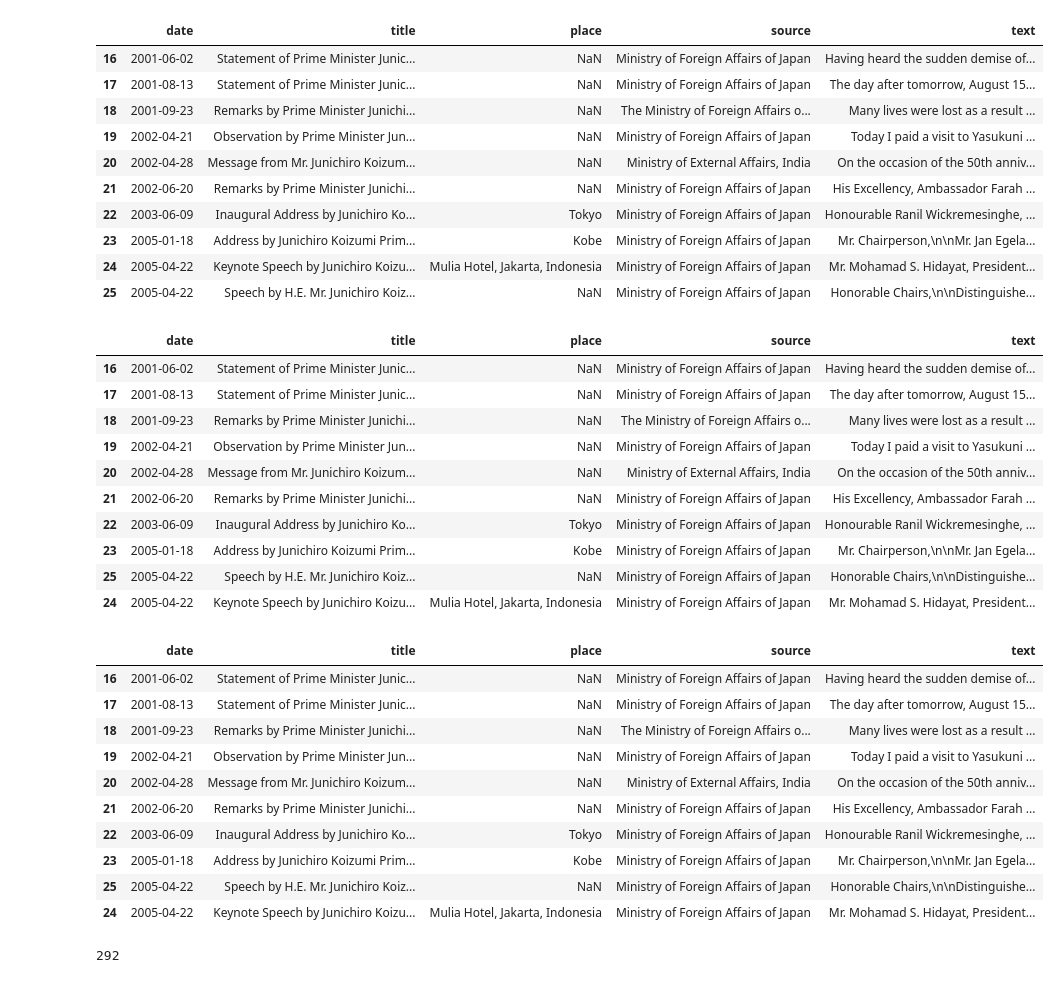
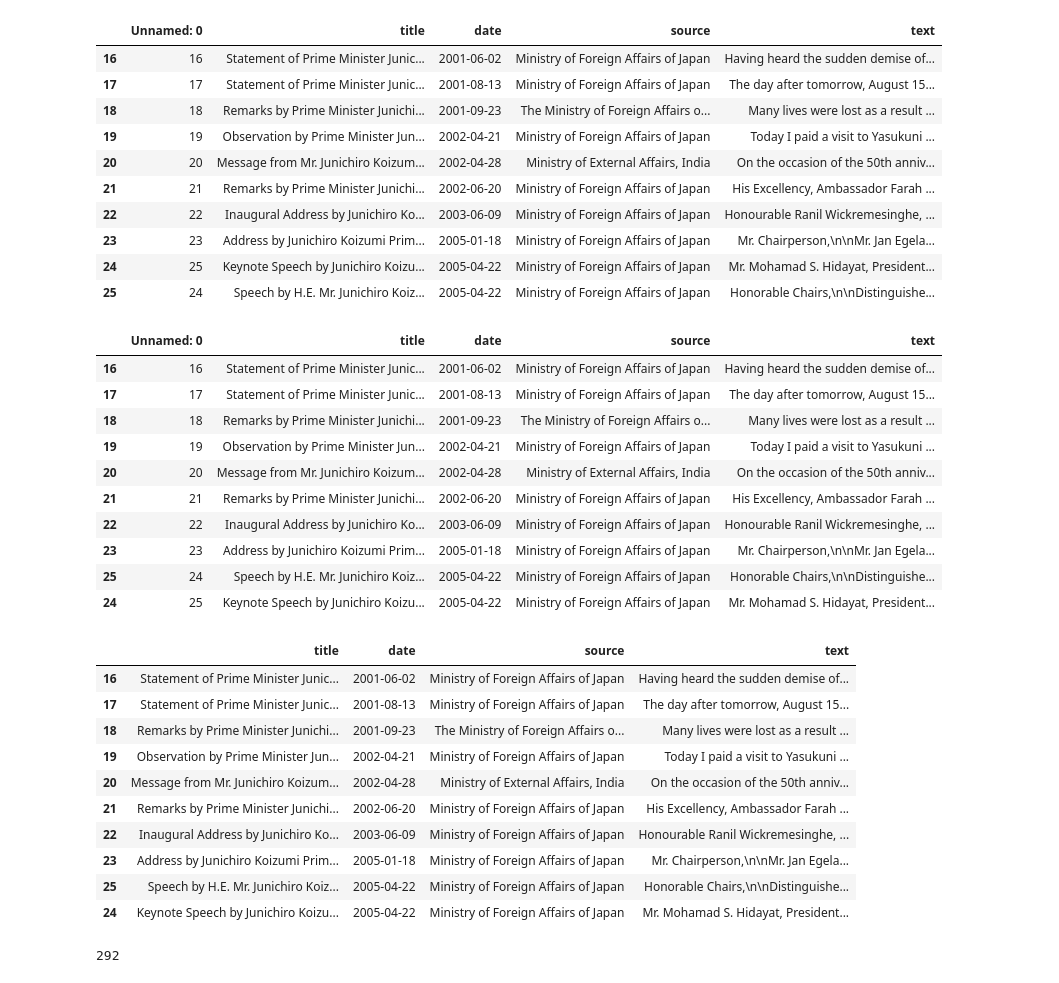
Before and after one commit to ninaudagawa/Media-Politics, a Jupyter notebook: project/notebooks/speech_analysis.ipynb, the cells around one changed output. Saved outputs shown, nothing was run; the diff lists cells and outputs as text; code cells hidden in the pictures.

```diff
--- a/project/notebooks/speech_analysis.ipynb
+++ b/project/notebooks/speech_analysis.ipynb
@@ -6,5 +9,5 @@ import pandas as pd
 from src.keywords import CATEGORY_KEYWORDS
 # %%
-JPspeeches_df = pd.read_csv('data/raw/pm_speeches_en.csv')
+JPspeeches_df = pd.read_csv('data/raw/japan_pm_speeches.csv')
 JPspeeches_df.head(10)
 # %% [output]
@@ -31,49 +34,50 @@ JPspeeches_pd_filtered = JPspeeches_df[JPspeeches_df['date'].between(start_date,
 
 JPspeeches_pd_filtered.head(10)
 # %% [output]
-|  | date | title | place | source | text |
-| 16 | 2001-06-02 | Statement of Prime Minister Junic... | NaN | Ministry of Foreign Affairs of Japan | Having heard the sudden demise of... |
-| 17 | 2001-08-13 | Statement of Prime Minister Junic... | NaN | Ministry of Foreign Affairs of Japan | The day after tomorrow, August 15... |
-| 18 | 2001-09-23 | Remarks by Prime Minister Junichi... | NaN | The Ministry of Foreign Affairs o... | Many lives were lost as a result ... |
-| 19 | 2002-04-21 | Observation by Prime Minister Jun... | NaN | Ministry of Foreign Affairs of Japan | Today I paid a visit to Yasukuni ... |
-| 20 | 2002-04-28 | Message from Mr. Junichiro Koizum... | NaN | Ministry of External Affairs, India | On the occasion of the 50th anniv... |
-| 21 | 2002-06-20 | Remarks by Prime Minister Junichi... | NaN | Ministry of Foreign Affairs of Japan | His Excellency, Ambassador Farah ... |
-| 22 | 2003-06-09 | Inaugural Address by Junichiro Ko... | Tokyo | Ministry of Foreign Affairs of Japan | Honourable Ranil Wickremesinghe, ... |
-| 23 | 2005-01-18 | Address by Junichiro Koizumi Prim... | Kobe | Ministry of Foreign Affairs of Japan | Mr. Chairperson,\n\nMr. Jan Egela... |
-| 24 | 2005-04-22 | Keynote Speech by Junichiro Koizu... | Mulia Hotel, Jakarta, Indonesia | Ministry of Foreign Affairs of Japan | Mr. Mohamad S. Hidayat, President... |
-| 25 | 2005-04-22 | Speech by H.E. Mr. Junichiro Koiz... | NaN | Ministry of Foreign Affairs of Japan | Honorable Chairs,\n\nDistinguishe... |
+|  | Unnamed: 0 | title | date | source | text |
+| 16 | 16 | Statement of Prime Minister Junic... | 2001-06-02 | Ministry of Foreign Affairs of Japan | Having heard the sudden demise of... |
+| 17 | 17 | Statement of Prime Minister Junic... | 2001-08-13 | Ministry of Foreign Affairs of Japan | The day after tomorrow, August 15... |
+| 18 | 18 | Remarks by Prime Minister Junichi... | 2001-09-23 | The Ministry of Foreign Affairs o... | Many lives were lost as a result ... |
+| 19 | 19 | Observation by Prime Minister Jun... | 2002-04-21 | Ministry of Foreign Affairs of Japan | Today I paid a visit to Yasukuni ... |
+| 20 | 20 | Message from Mr. Junichiro Koizum... | 2002-04-28 | Ministry of External Affairs, India | On the occasion of the 50th anniv... |
+| 21 | 21 | Remarks by Prime Minister Junichi... | 2002-06-20 | Ministry of Foreign Affairs of Japan | His Excellency, Ambassador Farah ... |
+| 22 | 22 | Inaugural Address by Junichiro Ko... | 2003-06-09 | Ministry of Foreign Affairs of Japan | Honourable Ranil Wickremesinghe, ... |
+| 23 | 23 | Address by Junichiro Koizumi Prim... | 2005-01-18 | Ministry of Foreign Affairs of Japan | Mr. Chairperson,\n\nMr. Jan Egela... |
+| 24 | 25 | Keynote Speech by Junichiro Koizu... | 2005-04-22 | Ministry of Foreign Affairs of Japan | Mr. Mohamad S. Hidayat, President... |
+| 25 | 24 | Speech by H.E. Mr. Junichiro Koiz... | 2005-04-22 | Ministry of Foreign Affairs of Japan | Honorable Chairs,\n\nDistinguishe... |
 # %%
 # Sort by date
 JPspeeches_pd_filtered = JPspeeches_pd_filtered.sort_values(by='date')
 JPspeeches_pd_filtered.head(10)
 # %% [output]
-|  | date | title | place | source | text |
-| 16 | 2001-06-02 | Statement of Prime Minister Junic... | NaN | Ministry of Foreign Affairs of Japan | Having heard the sudden demise of... |
-| 17 | 2001-08-13 | Statement of Prime Minister Junic... | NaN | Ministry of Foreign Affairs of Japan | The day after tomorrow, August 15... |
-| 18 | 2001-09-23 | Remarks by Prime Minister Junichi... | NaN | The Ministry of Foreign Affairs o... | Many lives were lost as a result ... |
-| 19 | 2002-04-21 | Observation by Prime Minister Jun... | NaN | Ministry of Foreign Affairs of Japan | Today I paid a visit to Yasukuni ... |
-| 20 | 2002-04-28 | Message from Mr. Junichiro Koizum... | NaN | Ministry of External Affairs, India | On the occasion of the 50th anniv... |
-| 21 | 2002-06-20 | Remarks by Prime Minister Junichi... | NaN | Ministry of Foreign Affairs of Japan | His Excellency, Ambassador Farah ... |
-| 22 | 2003-06-09 | Inaugural Address by Junichiro Ko... | Tokyo | Ministry of Foreign Affairs of Japan | Honourable Ranil Wickremesinghe, ... |
-| 23 | 2005-01-18 | Address by Junichiro Koizumi Prim... | Kobe | Ministry of Foreign Affairs of Japan | Mr. Chairperson,\n\nMr. Jan Egela... |
-| 25 | 2005-04-22 | Speech by H.E. Mr. Junichiro Koiz... | NaN | Ministry of Foreign Affairs of Japan | Honorable Chairs,\n\nDistinguishe... |
-| 24 | 2005-04-22 | Keynote Speech by Junichiro Koizu... | Mulia Hotel, Jakarta, Indonesia | Ministry of Foreign Affairs of Japan | Mr. Mohamad S. Hidayat, President... |
+|  | Unnamed: 0 | title | date | source | text |
+| 16 | 16 | Statement of Prime Minister Junic... | 2001-06-02 | Ministry of Foreign Affairs of Japan | Having heard the sudden demise of... |
+| 17 | 17 | Statement of Prime Minister Junic... | 2001-08-13 | Ministry of Foreign Affairs of Japan | The day after tomorrow, August 15... |
+| 18 | 18 | Remarks by Prime Minister Junichi... | 2001-09-23 | The Ministry of Foreign Affairs o... | Many lives were lost as a result ... |
+| 19 | 19 | Observation by Prime Minister Jun... | 2002-04-21 | Ministry of Foreign Affairs of Japan | Today I paid a visit to Yasukuni ... |
+| 20 | 20 | Message from Mr. Junichiro Koizum... | 2002-04-28 | Ministry of External Affairs, India | On the occasion of the 50th anniv... |
+| 21 | 21 | Remarks by Prime Minister Junichi... | 2002-06-20 | Ministry of Foreign Affairs of Japan | His Excellency, Ambassador Farah ... |
+| 22 | 22 | Inaugural Address by Junichiro Ko... | 2003-06-09 | Ministry of Foreign Affairs of Japan | Honourable Ranil Wickremesinghe, ... |
+| 23 | 23 | Address by Junichiro Koizumi Prim... | 2005-01-18 | Ministry of Foreign Affairs of Japan | Mr. Chairperson,\n\nMr. Jan Egela... |
+| 25 | 24 | Speech by H.E. Mr. Junichiro Koiz... | 2005-04-22 | Ministry of Foreign Affairs of Japan | Honorable Chairs,\n\nDistinguishe... |
+| 24 | 25 | Keynote Speech by Junichiro Koizu... | 2005-04-22 | Ministry of Foreign Affairs of Japan | Mr. Mohamad S. Hidayat, President... |
 # %%
 # Drop na values in text
+JPspeeches_pd_filtered = JPspeeches_pd_filtered.drop(columns='Unnamed: 0')
 JPspeeches_pd_filtered = JPspeeches_pd_filtered.dropna(subset=['text'])
 JPspeeches_pd_filtered.head(10)
 # %% [output]
-|  | date | title | place | source | text |
-| 16 | 2001-06-02 | Statement of Prime Minister Junic... | NaN | Ministry of Foreign Affairs of Japan | Having heard the sudden demise of... |
-| 17 | 2001-08-13 | Statement of Prime Minister Junic... | NaN | Ministry of Foreign Affairs of Japan | The day after tomorrow, August 15... |
-| 18 | 2001-09-23 | Remarks by Prime Minister Junichi... | NaN | The Ministry of Foreign Affairs o... | Many lives were lost as a result ... |
-| 19 | 2002-04-21 | Observation by Prime Minister Jun... | NaN | Ministry of Foreign Affairs of Japan | Today I paid a visit to Yasukuni ... |
-| 20 | 2002-04-28 | Message from Mr. Junichiro Koizum... | NaN | Ministry of External Affairs, India | On the occasion of the 50th anniv... |
-| 21 | 2002-06-20 | Remarks by Prime Minister Junichi... | NaN | Ministry of Foreign Affairs of Japan | His Excellency, Ambassador Farah ... |
-| 22 | 2003-06-09 | Inaugural Address by Junichiro Ko... | Tokyo | Ministry of Foreign Affairs of Japan | Honourable Ranil Wickremesinghe, ... |
-| 23 | 2005-01-18 | Address by Junichiro Koizumi Prim... | Kobe | Ministry of Foreign Affairs of Japan | Mr. Chairperson,\n\nMr. Jan Egela... |
-| 25 | 2005-04-22 | Speech by H.E. Mr. Junichiro Koiz... | NaN | Ministry of Foreign Affairs of Japan | Honorable Chairs,\n\nDistinguishe... |
-| 24 | 2005-04-22 | Keynote Speech by Junichiro Koizu... | Mulia Hotel, Jakarta, Indonesia | Ministry of Foreign Affairs of Japan | Mr. Mohamad S. Hidayat, President... |
+|  | title | date | source | text |
+| 16 | Statement of Prime Minister Junic... | 2001-06-02 | Ministry of Foreign Affairs of Japan | Having heard the sudden demise of... |
+| 17 | Statement of Prime Minister Junic... | 2001-08-13 | Ministry of Foreign Affairs of Japan | The day after tomorrow, August 15... |
+| 18 | Remarks by Prime Minister Junichi... | 2001-09-23 | The Ministry of Foreign Affairs o... | Many lives were lost as a result ... |
+| 19 | Observation by Prime Minister Jun... | 2002-04-21 | Ministry of Foreign Affairs of Japan | Today I paid a visit to Yasukuni ... |
+| 20 | Message from Mr. Junichiro Koizum... | 2002-04-28 | Ministry of External Affairs, India | On the occasion of the 50th anniv... |
+| 21 | Remarks by Prime Minister Junichi... | 2002-06-20 | Ministry of Foreign Affairs of Japan | His Excellency, Ambassador Farah ... |
+| 22 | Inaugural Address by Junichiro Ko... | 2003-06-09 | Ministry of Foreign Affairs of Japan | Honourable Ranil Wickremesinghe, ... |
+| 23 | Address by Junichiro Koizumi Prim... | 2005-01-18 | Ministry of Foreign Affairs of Japan | Mr. Chairperson,\n\nMr. Jan Egela... |
+| 25 | Speech by H.E. Mr. Junichiro Koiz... | 2005-04-22 | Ministry of Foreign Affairs of Japan | Honorable Chairs,\n\nDistinguishe... |
+| 24 | Keynote Speech by Junichiro Koizu... | 2005-04-22 | Ministry of Foreign Affairs of Japan | Mr. Mohamad S. Hidayat, President... |
 # %%
 # Count number of total articles
 speeches_numrows = len(JPspeeches_pd_filtered)
```
Also changed, not shown: parts of 3 cells of this notebook, 4 other files.
